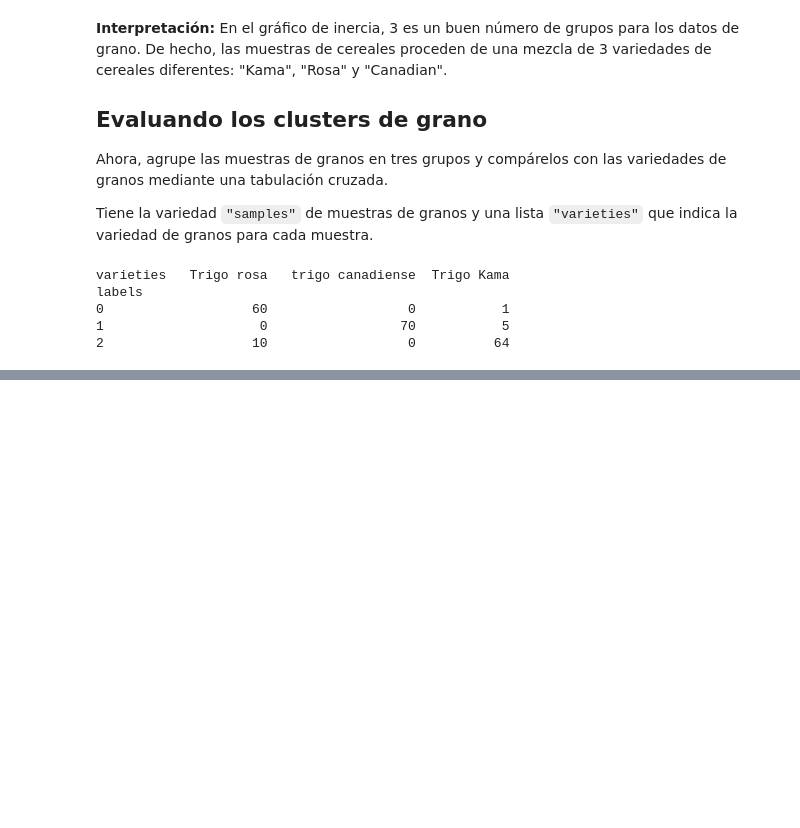
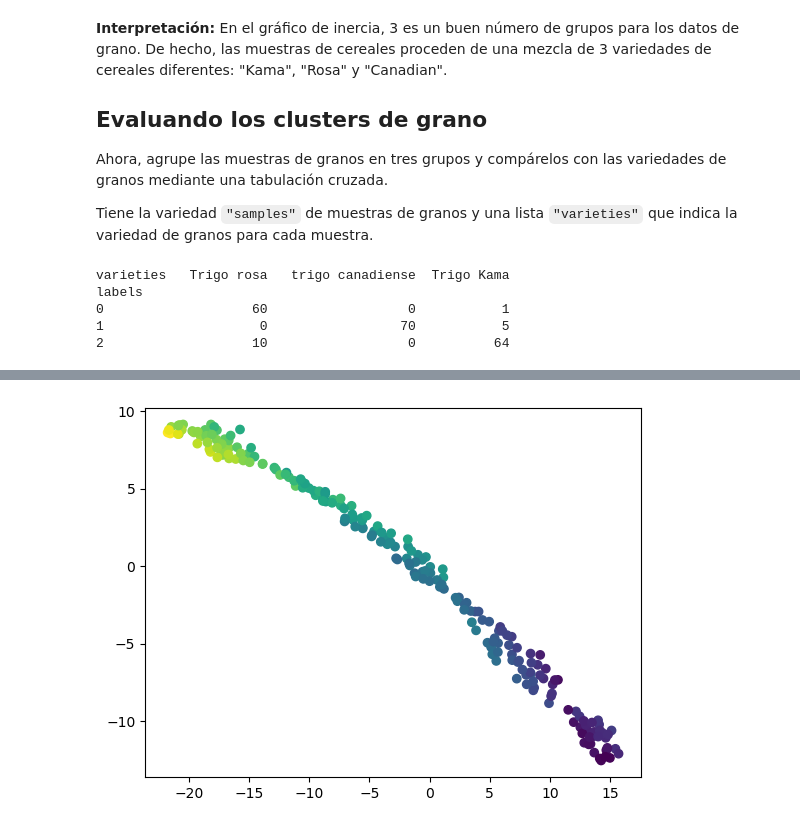
Before and after one commit to soyfode/projects, a Jupyter notebook: ML/02_01_ANS_grano.ipynb, the cells around one changed output, grey strips where cells are left out. Cells and saved outputs as stored; diff of their text form; code cells hidden in the pictures; blank space fills up the shorter version.

```diff
--- a/ML/02_01_ANS_grano.ipynb
+++ b/ML/02_01_ANS_grano.ipynb
@@ -88,0 +142,24 @@ labels
+# %%
+# Crear un array llamado sample que excluya la ultima columna
+samples = samples[:, :-1]
+
+# Crear una lista llamada variety_numbers que solo incluya la última columna
+variety_numbers = samples[:, -1].tolist()
+
+# Crear una instacia TSNE: model
+model = TSNE(learning_rate = 200)
+
+# Aplicar fit_transform a samples: tsne_features
+tsne_features = model.fit_transform(samples)
+
+# Seleccionar la característica 0: xs
+xs = tsne_features[:,0]
+
+# Seleccionar la característica 1: ys
+ys = tsne_features[:,1]
+
+# Dibujar un diagrama de dispersión, colorear por variety_numbers
+plt.scatter(xs, ys, c = variety_numbers)
+plt.show()
+# %% [output]
+[figure, added]
```
Also changed, not shown: parts of 13 cells of this notebook, 1 other file.
